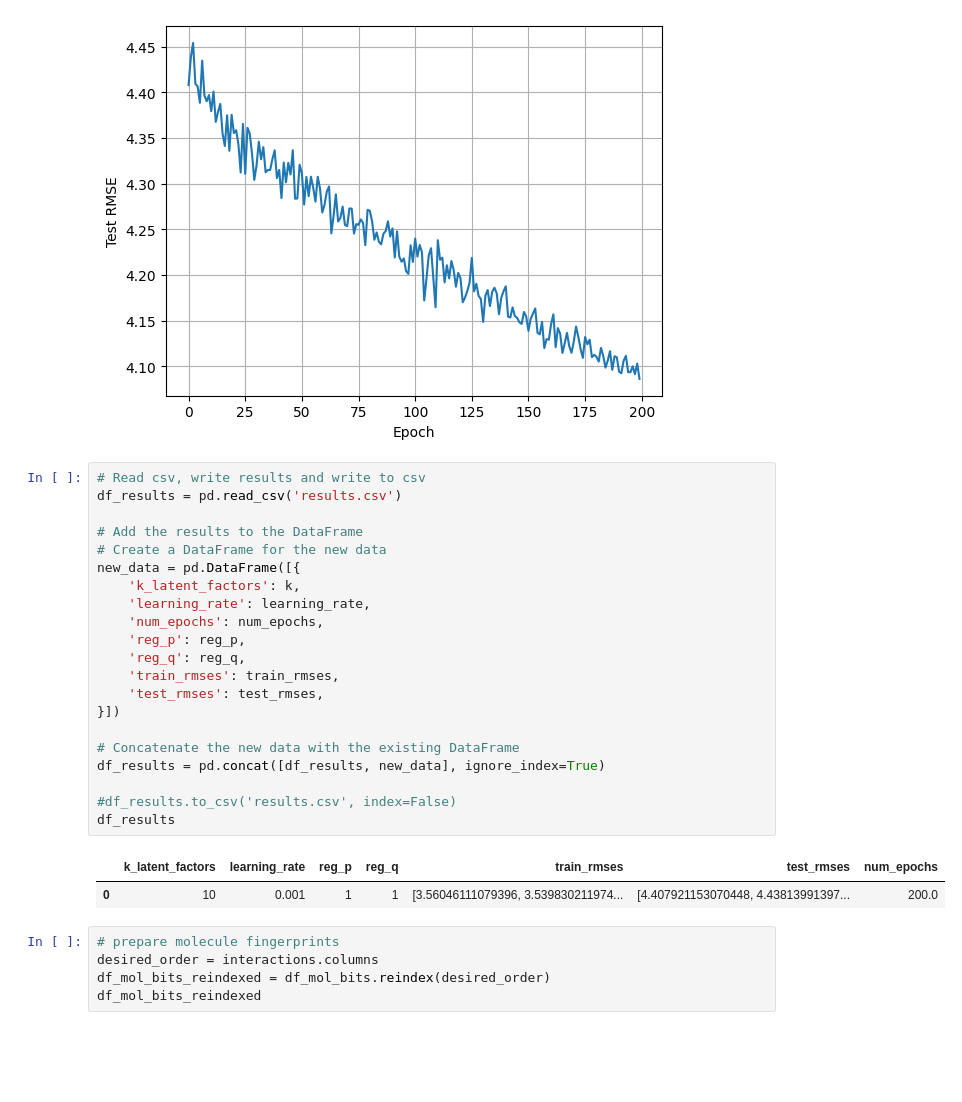
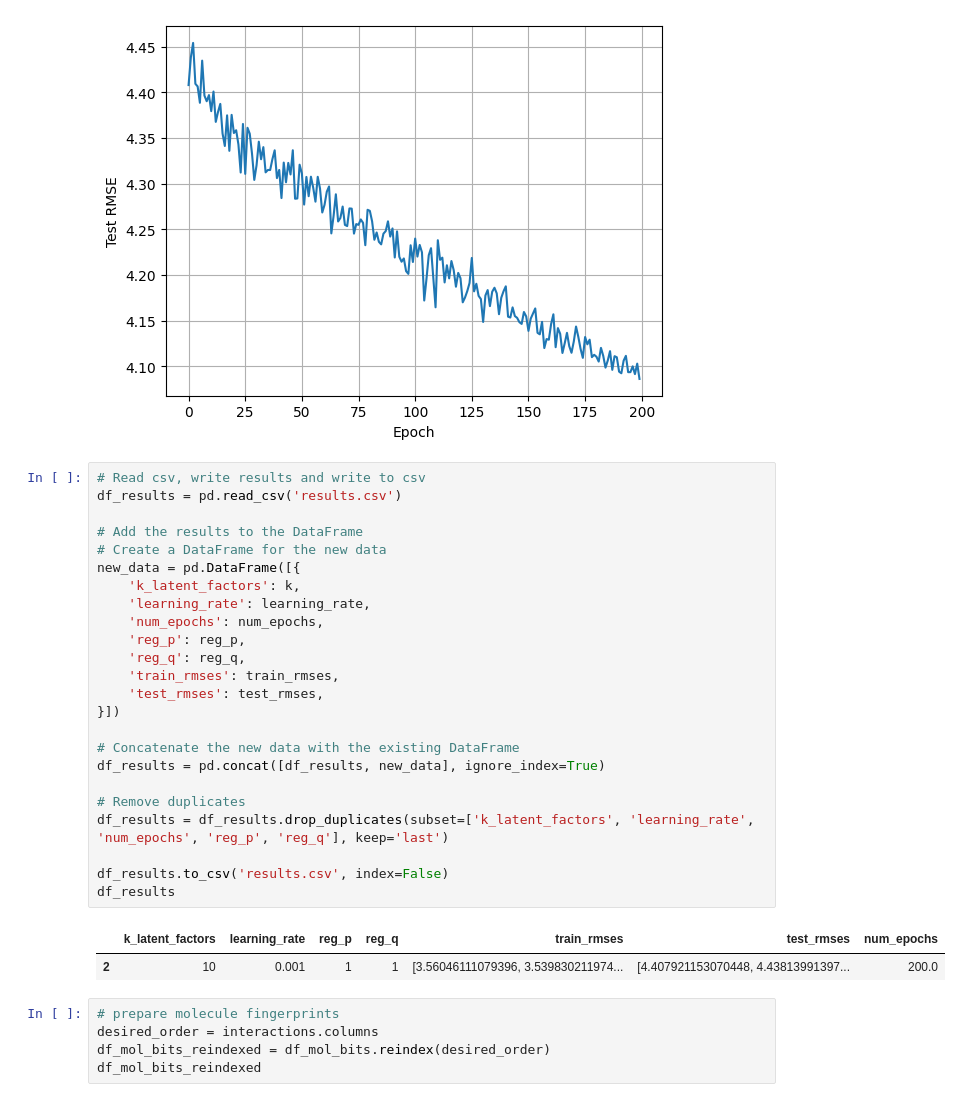
Before and after one commit to tildtr/data-mining-assignments, a Jupyter notebook: Project/DM_Project_Til.ipynb, the cells around one changed output. Saved outputs shown, nothing was run; the diff lists cells and outputs as text; blank space fills up the shorter version.

Commit message:
implemented results saving

```diff
--- a/Project/DM_Project_Til.ipynb
+++ b/Project/DM_Project_Til.ipynb
@@ -393,27 +393,30 @@ plt.show()
 # %%
 # Read csv, write results and write to csv
 df_results = pd.read_csv('results.csv')
 
 # Add the results to the DataFrame
 # Create a DataFrame for the new data
 new_data = pd.DataFrame([{
     'k_latent_factors': k,
     'learning_rate': learning_rate,
     'num_epochs': num_epochs,
     'reg_p': reg_p,
     'reg_q': reg_q,
     'train_rmses': train_rmses,
     'test_rmses': test_rmses,
 }])
 
 # Concatenate the new data with the existing DataFrame
 df_results = pd.concat([df_results, new_data], ignore_index=True)
 
-#df_results.to_csv('results.csv', index=False)
+# Remove duplicates
+df_results = df_results.drop_duplicates(subset=['k_latent_factors', 'learning_rate', 'num_epochs', 'reg_p', 'reg_q'], keep='last')
+
+df_results.to_csv('results.csv', index=False)
 df_results
 # %% [output]
 |  | k_latent_factors | learning_rate | reg_p | reg_q | train_rmses | test_rmses | num_epochs |
-| 0 | 10 | 0.001 | 1 | 1 | [3.56046111079396, 3.539830211974... | [4.407921153070448, 4.43813991397... | 200.0 |
+| 2 | 10 | 0.001 | 1 | 1 | [3.56046111079396, 3.539830211974... | [4.407921153070448, 4.43813991397... | 200.0 |
 # %%
 # prepare molecule fingerprints
 desired_order = interactions.columns
```
Also changed, not shown: 1 other file.
